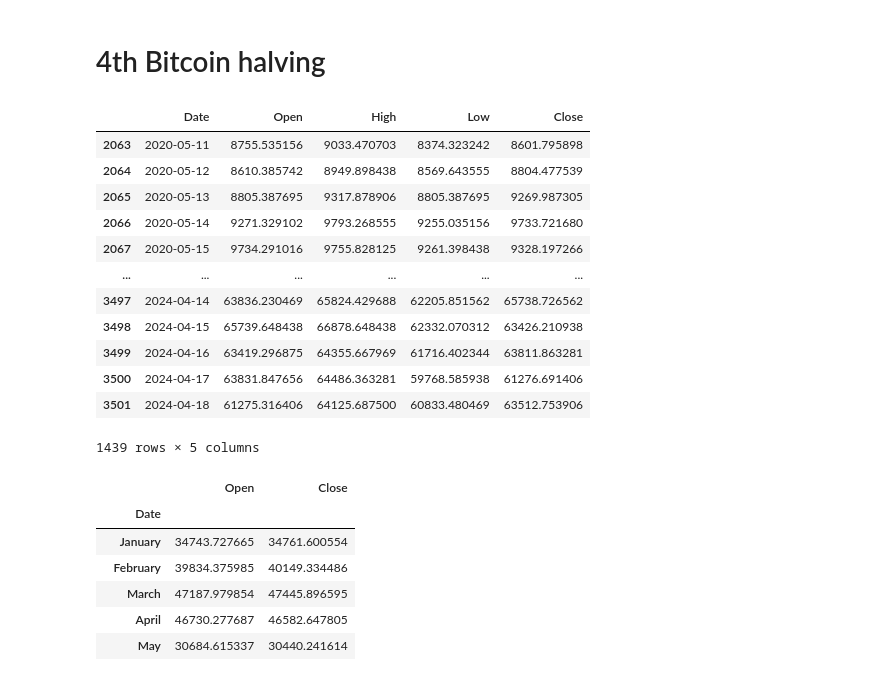
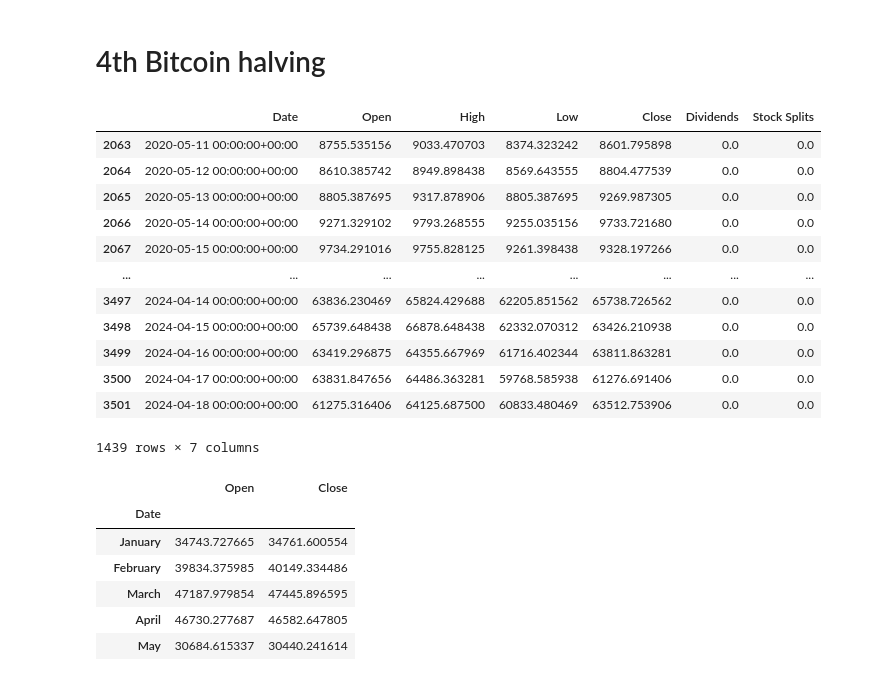
Before and after one commit to faathuurrr/Forecasting-Bitcoin-Price, a Jupyter notebook: bitcoin-price-prediction-using-lstm.ipynb, the cells around one changed output. Drawn from its saved outputs; the diff is of its cells as text; code cells hidden in the pictures.

```diff
--- a/bitcoin-price-prediction-using-lstm.ipynb
+++ b/bitcoin-price-prediction-using-lstm.ipynb
@@ -28,3 +28,8 @@ df=pd.read_csv('Data/BTC_USD1_cleaned.csv',delimiter=',')
+# %%
+df = yf.Ticker("BTC-USD").history(period="max", auto_adjust=False)
+df.index = pd.to_datetime(df.index)
+df.reset_index(inplace=True)
+df.rename(columns={'Adj Close': 'Adj_Close'}, inplace=True)
 # %%
 print('Total number of days present in the dataset: ',df.shape[0])
 print('Total number of fields present in the dataset: ',df.shape[1])
@@ -222,7 +223,7 @@ Note that we only have few months in 2014 so the rest of the months are not plot
 # %% [markdown]
 # 2nd Bitcoin Halving
 # %%
-df['Date'] = pd.to_datetime(df['Date'], format='%d-%m-%Y')
+df['Date'] = pd.to_datetime(df['Date'], format='%Y-%m-%d')
 
 y_2015 = df.loc[(df['Date'] >= '2012-11-28')
                         & (df['Date'] < '2016-09-09')]
@@ -341,7 +342,7 @@ See the caveats in the documentation: https://pandas.pydata.org/pandas-docs/stab
 # %% [markdown]
 # 3rd Bitcoin Halving
 # %%
-df['Date'] = pd.to_datetime(df['Date'], format='%d-%m-%Y')
+df['Date'] = pd.to_datetime(df['Date'], format='%Y-%m-%d')
 
 y_2015 = df.loc[(df['Date'] >= '2016-09-09')
                         & (df['Date'] < '2020-05-11')]
@@ -460,26 +461,26 @@ See the caveats in the documentation: https://pandas.pydata.org/pandas-docs/stab
 # %% [markdown]
 # 4th Bitcoin halving
 # %%
-df['Date'] = pd.to_datetime(df['Date'], format='%d-%m-%Y')
+df['Date'] = pd.to_datetime(df['Date'], format='%Y-%m-%d')
 
 y_2015 = df.loc[(df['Date'] >= '2020-05-11')
                         & (df['Date'] < '2024-04-19')]
 
 y_2015.drop(y_2015[['Adj_Close','Volume']],axis=1)
 # %% [output]
-|  | Date | Open | High | Low | Close |
-| 2063 | 2020-05-11 | 8755.535156 | 9033.470703 | 8374.323242 | 8601.795898 |
-| 2064 | 2020-05-12 | 8610.385742 | 8949.898438 | 8569.643555 | 8804.477539 |
-| 2065 | 2020-05-13 | 8805.387695 | 9317.878906 | 8805.387695 | 9269.987305 |
-| 2066 | 2020-05-14 | 9271.329102 | 9793.268555 | 9255.035156 | 9733.721680 |
-| 2067 | 2020-05-15 | 9734.291016 | 9755.828125 | 9261.398438 | 9328.197266 |
-| ... | ... | ... | ... | ... | ... |
-| 3497 | 2024-04-14 | 63836.230469 | 65824.429688 | 62205.851562 | 65738.726562 |
-| 3498 | 2024-04-15 | 65739.648438 | 66878.648438 | 62332.070312 | 63426.210938 |
-| 3499 | 2024-04-16 | 63419.296875 | 64355.667969 | 61716.402344 | 63811.863281 |
-| 3500 | 2024-04-17 | 63831.847656 | 64486.363281 | 59768.585938 | 61276.691406 |
-| 3501 | 2024-04-18 | 61275.316406 | 64125.687500 | 60833.480469 | 63512.753906 |
+|  | Date | Open | High | Low | Close | Dividends | Stock Splits |
+| 2063 | 2020-05-11 00:00:00+00:00 | 8755.535156 | 9033.470703 | 8374.323242 | 8601.795898 | 0.0 | 0.0 |
+| 2064 | 2020-05-12 00:00:00+00:00 | 8610.385742 | 8949.898438 | 8569.643555 | 8804.477539 | 0.0 | 0.0 |
+| 2065 | 2020-05-13 00:00:00+00:00 | 8805.387695 | 9317.878906 | 8805.387695 | 9269.987305 | 0.0 | 0.0 |
+| 2066 | 2020-05-14 00:00:00+00:00 | 9271.329102 | 9793.268555 | 9255.035156 | 9733.721680 | 0.0 | 0.0 |
+| 2067 | 2020-05-15 00:00:00+00:00 | 9734.291016 | 9755.828125 | 9261.398438 | 9328.197266 | 0.0 | 0.0 |
+| ... | ... | ... | ... | ... | ... | ... | ... |
+| 3497 | 2024-04-14 00:00:00+00:00 | 63836.230469 | 65824.429688 | 62205.851562 | 65738.726562 | 0.0 | 0.0 |
+| 3498 | 2024-04-15 00:00:00+00:00 | 65739.648438 | 66878.648438 | 62332.070312 | 63426.210938 | 0.0 | 0.0 |
+| 3499 | 2024-04-16 00:00:00+00:00 | 63419.296875 | 64355.667969 | 61716.402344 | 63811.863281 | 0.0 | 0.0 |
+| 3500 | 2024-04-17 00:00:00+00:00 | 63831.847656 | 64486.363281 | 59768.585938 | 61276.691406 | 0.0 | 0.0 |
+| 3501 | 2024-04-18 00:00:00+00:00 | 61275.316406 | 64125.687500 | 60833.480469 | 63512.753906 | 0.0 | 0.0 |
-1439 rows × 5 columns
+1439 rows × 7 columns
 # %%
 monthvise = y_2015.groupby(y_2015['Date'].dt.strftime('%B'))[['Open','Close']].mean()
 new_order = ['January', 'February', 'March', 'April', 'May', 'June', 'July', 'August',
```
Also changed, not shown: parts of 49 cells of this notebook, 8 other files.
